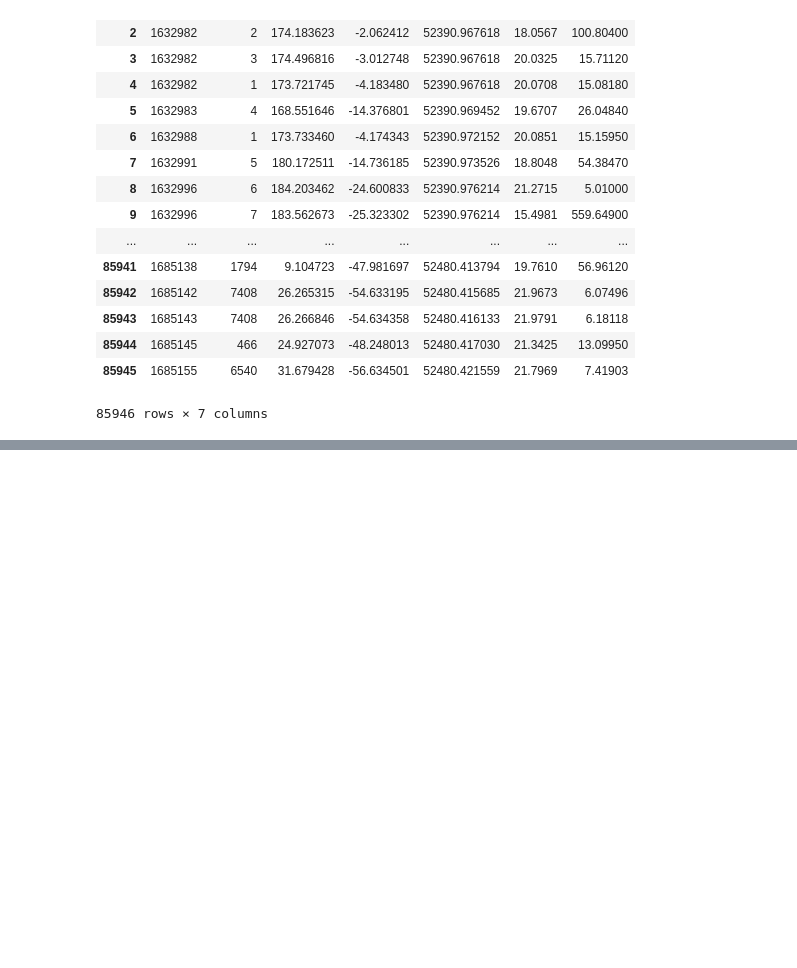
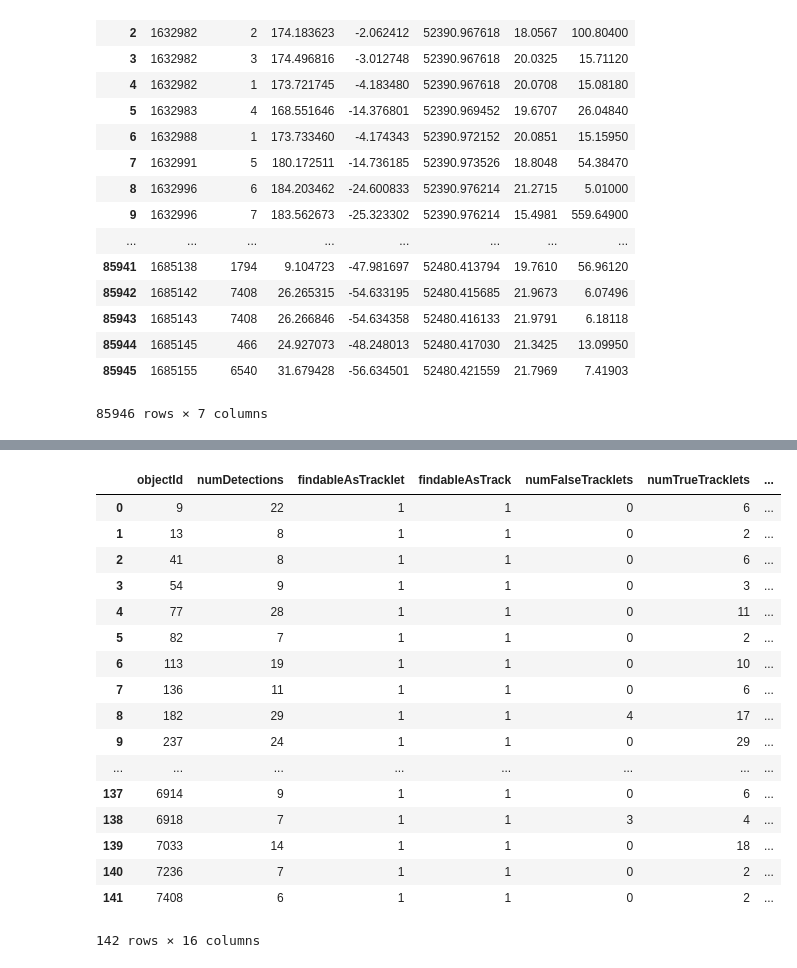
Before and after one commit to moeyensj/NEOsim, a Jupyter notebook: notebooks/jplAnalysisDebug_LimitedCase.ipynb, the cells around one changed output, grey strips where cells are left out. Cells and saved outputs as stored; diff of their text form; code cells hidden in the pictures; blank space fills up the shorter version.

```diff
--- a/notebooks/jplAnalysisDebug_LimitedCase.ipynb
+++ b/notebooks/jplAnalysisDebug_LimitedCase.ipynb
@@ -192,0 +214,21 @@ def attachDatabases(con, databases):
+# %%
+MopsDatabase.findMissedObjects(con)
+# %% [output]
+|  | objectId | numDetections | findableAsTracklet | findableAsTrack | numFalseTracklets | numTrueTracklets | ... |
+| 0 | 9 | 22 | 1 | 1 | 0 | 6 | ... |
+| 1 | 13 | 8 | 1 | 1 | 0 | 2 | ... |
+| 2 | 41 | 8 | 1 | 1 | 0 | 6 | ... |
+| 3 | 54 | 9 | 1 | 1 | 0 | 3 | ... |
+| 4 | 77 | 28 | 1 | 1 | 0 | 11 | ... |
+| 5 | 82 | 7 | 1 | 1 | 0 | 2 | ... |
+| 6 | 113 | 19 | 1 | 1 | 0 | 10 | ... |
+| 7 | 136 | 11 | 1 | 1 | 0 | 6 | ... |
+| 8 | 182 | 29 | 1 | 1 | 4 | 17 | ... |
+| 9 | 237 | 24 | 1 | 1 | 0 | 29 | ... |
+| ... | ... | ... | ... | ... | ... | ... | ... |
+| 137 | 6914 | 9 | 1 | 1 | 0 | 6 | ... |
+| 138 | 6918 | 7 | 1 | 1 | 3 | 4 | ... |
+| 139 | 7033 | 14 | 1 | 1 | 0 | 18 | ... |
+| 140 | 7236 | 7 | 1 | 1 | 0 | 2 | ... |
+| 141 | 7408 | 6 | 1 | 1 | 0 | 2 | ... |
+142 rows × 16 columns
```
Also changed, not shown: parts of 14 cells of this notebook, 4 other files.
